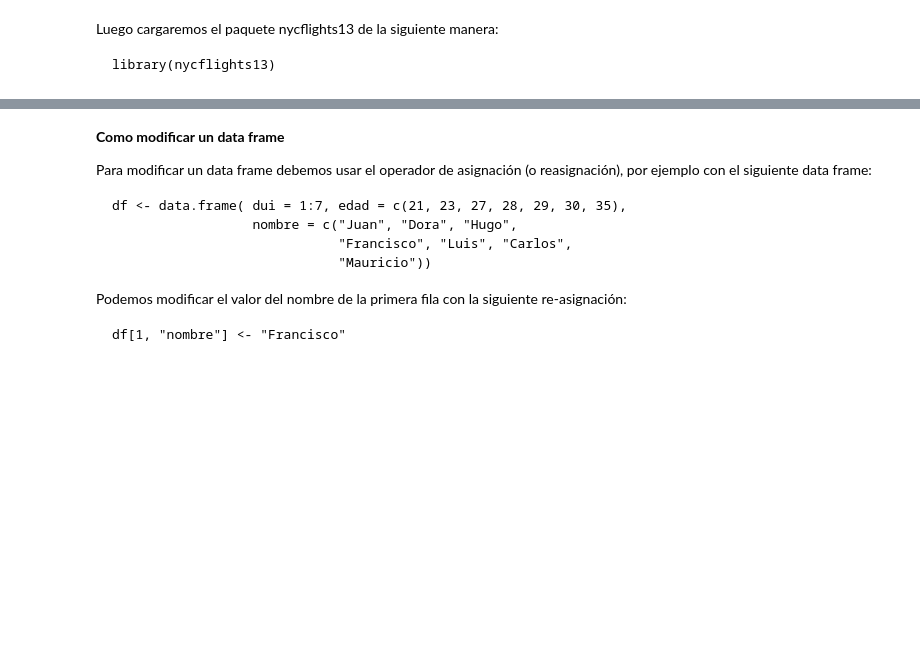
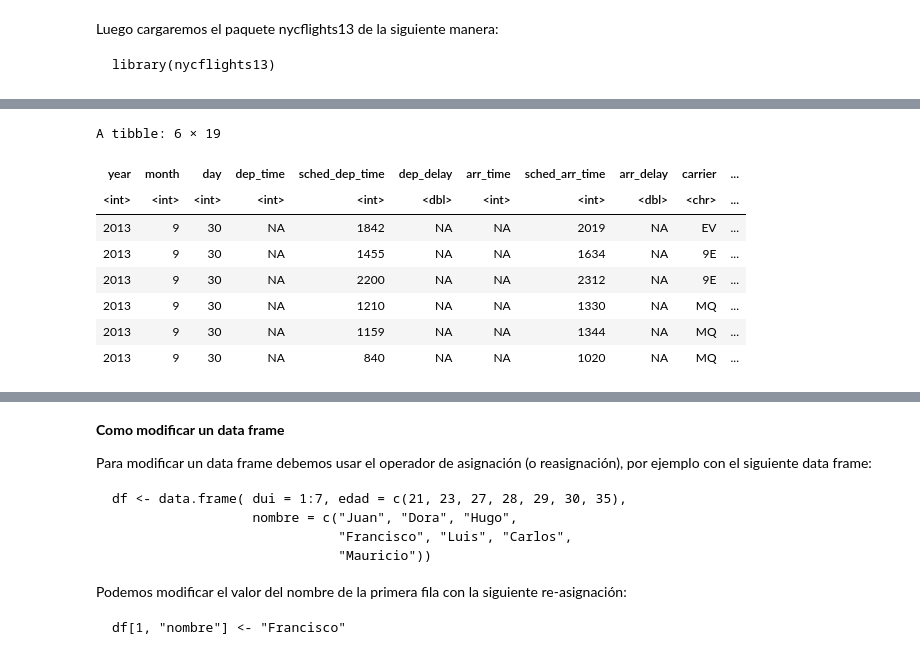
Before and after one commit to ricardo-rios/fund_prog_est, a Jupyter notebook: UnidadI/introduccion_R.ipynb, the cells around one changed output, grey strips where cells are left out. Saved outputs shown, nothing was run; the diff lists cells and outputs as text; code cells hidden in the pictures; blank space fills up the shorter version.

```diff
--- a/UnidadI/introduccion_R.ipynb
+++ b/UnidadI/introduccion_R.ipynb
@@ -1533,0 +1597,12 @@ flights[flights$moth = 1, ]
+# %%
+tail(flights)
+# %% [output]
+A tibble: 6 × 19
+| year | month | day | dep_time | sched_dep_time | dep_delay | arr_time | sched_arr_time | arr_delay | carrier | ... |
+| <int> | <int> | <int> | <int> | <int> | <dbl> | <int> | <int> | <dbl> | <chr> | ... |
+| 2013 | 9 | 30 | NA | 1842 | NA | NA | 2019 | NA | EV | ... |
+| 2013 | 9 | 30 | NA | 1455 | NA | NA | 1634 | NA | 9E | ... |
+| 2013 | 9 | 30 | NA | 2200 | NA | NA | 2312 | NA | 9E | ... |
+| 2013 | 9 | 30 | NA | 1210 | NA | NA | 1330 | NA | MQ | ... |
+| 2013 | 9 | 30 | NA | 1159 | NA | NA | 1344 | NA | MQ | ... |
+| 2013 | 9 | 30 | NA | 840 | NA | NA | 1020 | NA | MQ | ... |
```
Also changed, not shown: parts of 28 cells of this notebook.
